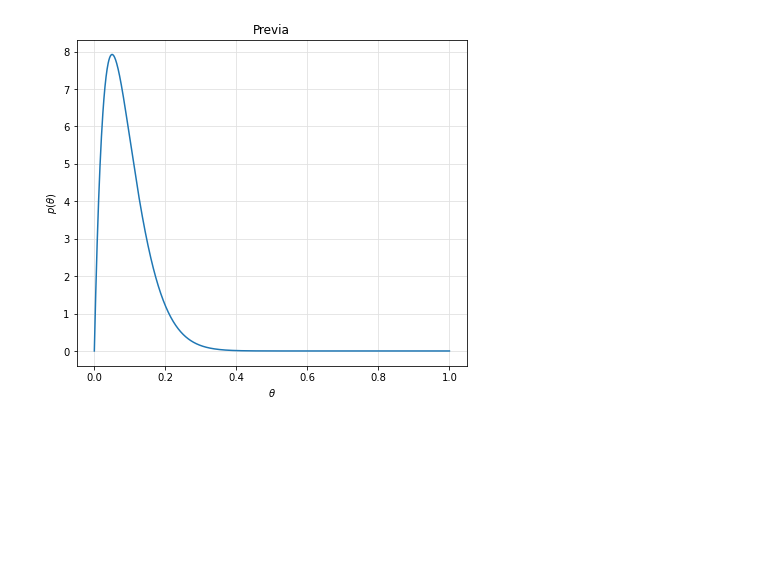
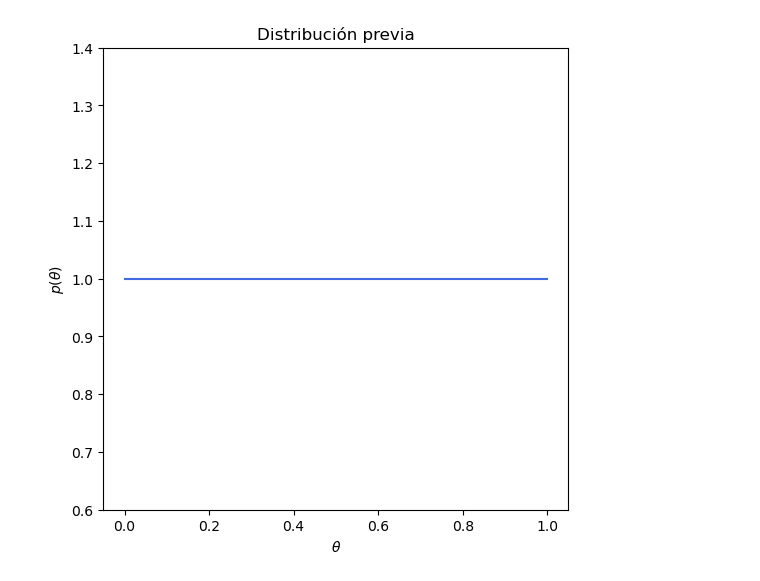
Before and after one commit to jstats1702/estadistica-bayesiana, a Jupyter notebook: 01-introduccion.ipynb, the cells around one changed output. Saved outputs shown, nothing was run; the diff lists cells and outputs as text; code cells hidden in the pictures; blank space fills up the shorter version.

```diff
--- a/01-introduccion.ipynb
+++ b/01-introduccion.ipynb
@@ -87,14 +79,17 @@ $$
 # %%
-a = 2
-b = 20
-x = np.linspace(0, 1, 1000)
-plt.rcParams["figure.figsize"] = (7, 6)
-plt.plot(x,st.beta.pdf(x, a, b))
-plt.grid(color = '#e0e0e0')
-plt.title('Previa')
+a = 1
+b = 1
+
+theta_values = np.linspace(0, 1, 1000)
+prior_distribution = beta.pdf(theta_values, a, b)
+
+plt.figure(figsize=(6, 6))
+plt.plot(theta_values, prior_distribution, color='royalblue')
 plt.xlabel(r'$\theta$')
 plt.ylabel(r'$p(\theta)$')
+plt.title('Distribución previa')
+plt.ylim(0.6, 1.4)
 plt.show()
 # %% [output]
-[figure, old version]
+[figure, new version]
 # %% [markdown]
```
Also changed, not shown: parts of 15 cells of this notebook, 1 other file.
